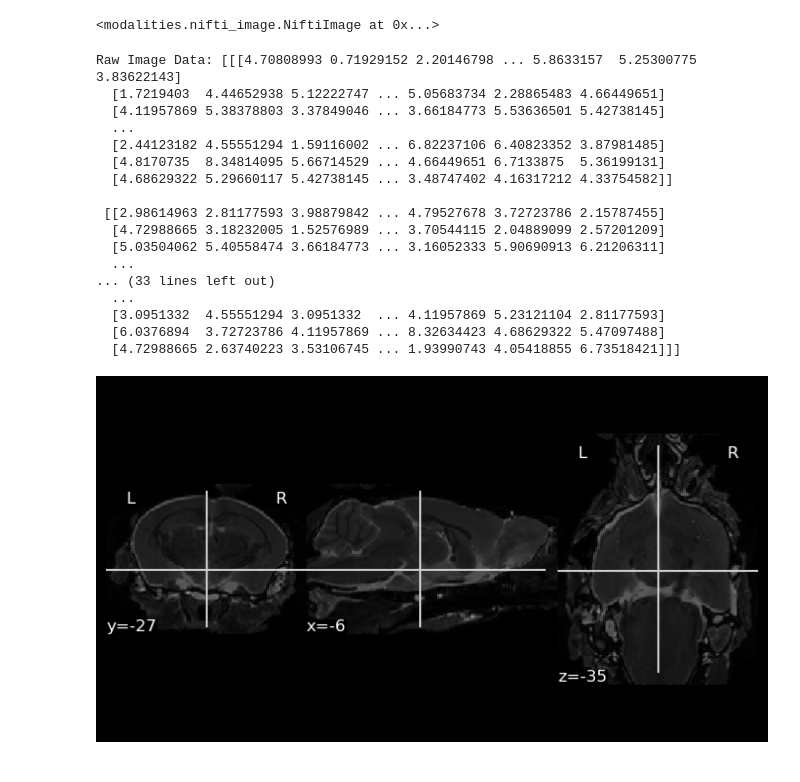
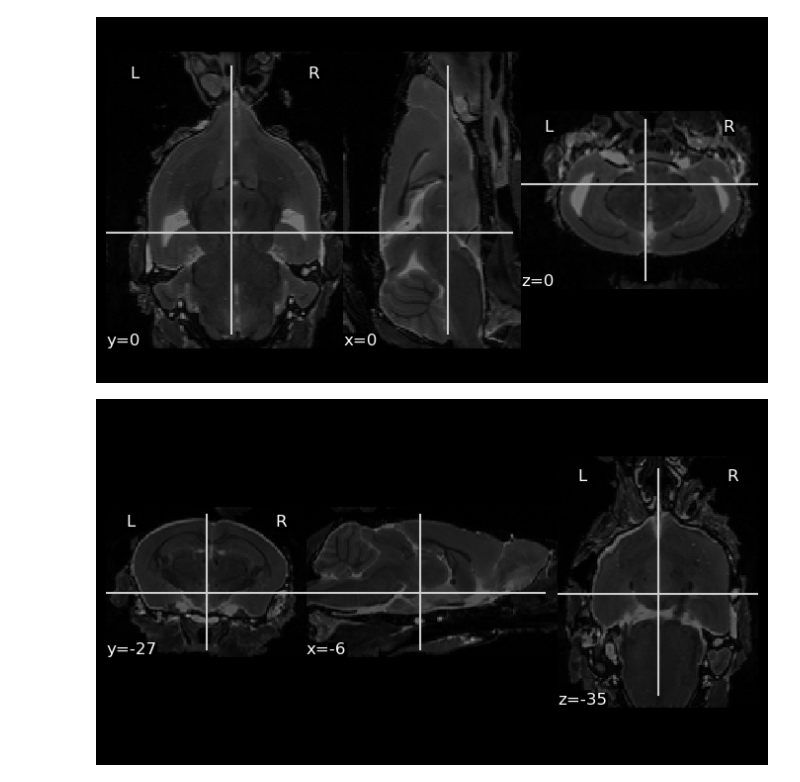
Before and after one commit to AnriiGegliuk/vbm_pipline, a Jupyter notebook: test_classes_and_functions.ipynb, the cells around one changed output. Cells and saved outputs as stored; diff of their text form; code cells hidden in the pictures.

Commit message:
added plot to see image before transformation

```diff
--- a/test_classes_and_functions.ipynb
+++ b/test_classes_and_functions.ipynb
@@ -3,30 +3,12 @@ import numpy as np
 import nibabel as nib
 from modalities.nifti_image import NiftiImage
 # %%
-nifti_image = NiftiImage('data/Yagishita_Sharapova_20240207_HF4_G5_11_3_1.nii')
-nifti_image
+nifti_image = NiftiImage('data/_archive/Yagishita_Sharapova_20240205_HF4_G4_8_5_1.nii')
+nifti_image.plot_with_crosshair([62.7, 95, 35.8])
 # %% [output]
-<modalities.nifti_image.NiftiImage at 0x...>
+[figure, added]
 # %%
-print("Raw Image Data:", nifti_image.image_data)
+# print("Raw Image Data:", nifti_image.image_data)
-# %% [output]
-Raw Image Data: [[[4.70808993 0.71929152 2.20146798 ... 5.8633157  5.25300775 3.83622143]
-  [1.7219403  4.44652938 5.12222747 ... 5.05683734 2.28865483 4.66449651]
-  [4.11957869 5.38378803 3.37849046 ... 3.66184773 5.53636501 5.42738145]
-  ...
-  [2.44123182 4.55551294 1.59116002 ... 6.82237106 6.40823352 3.87981485]
-  [4.8170735  8.34814095 5.66714529 ... 4.66449651 6.7133875  5.36199131]
-  [4.68629322 5.29660117 5.42738145 ... 3.48747402 4.16317212 4.33754582]]
-
- [[2.98614963 2.81177593 3.98879842 ... 4.79527678 3.72723786 2.15787455]
-  [4.72988665 3.18232005 1.52576989 ... 3.70544115 2.04889099 2.57201209]
-  [5.03504062 5.40558474 3.66184773 ... 3.16052333 5.90690913 6.21206311]
-  ...
-... (33 lines left out)
-  ...
-  [3.0951332  4.55551294 3.0951332  ... 4.11957869 5.23121104 2.81177593]
-  [6.0376894  3.72723786 4.11957869 ... 8.32634423 4.68629322 5.47097488]
-  [4.72988665 2.63740223 3.53106745 ... 1.93990743 4.05418855 6.73518421]]]
 # %%
 alignment_params = np.array([
     -2.9204,    # X translation
```
